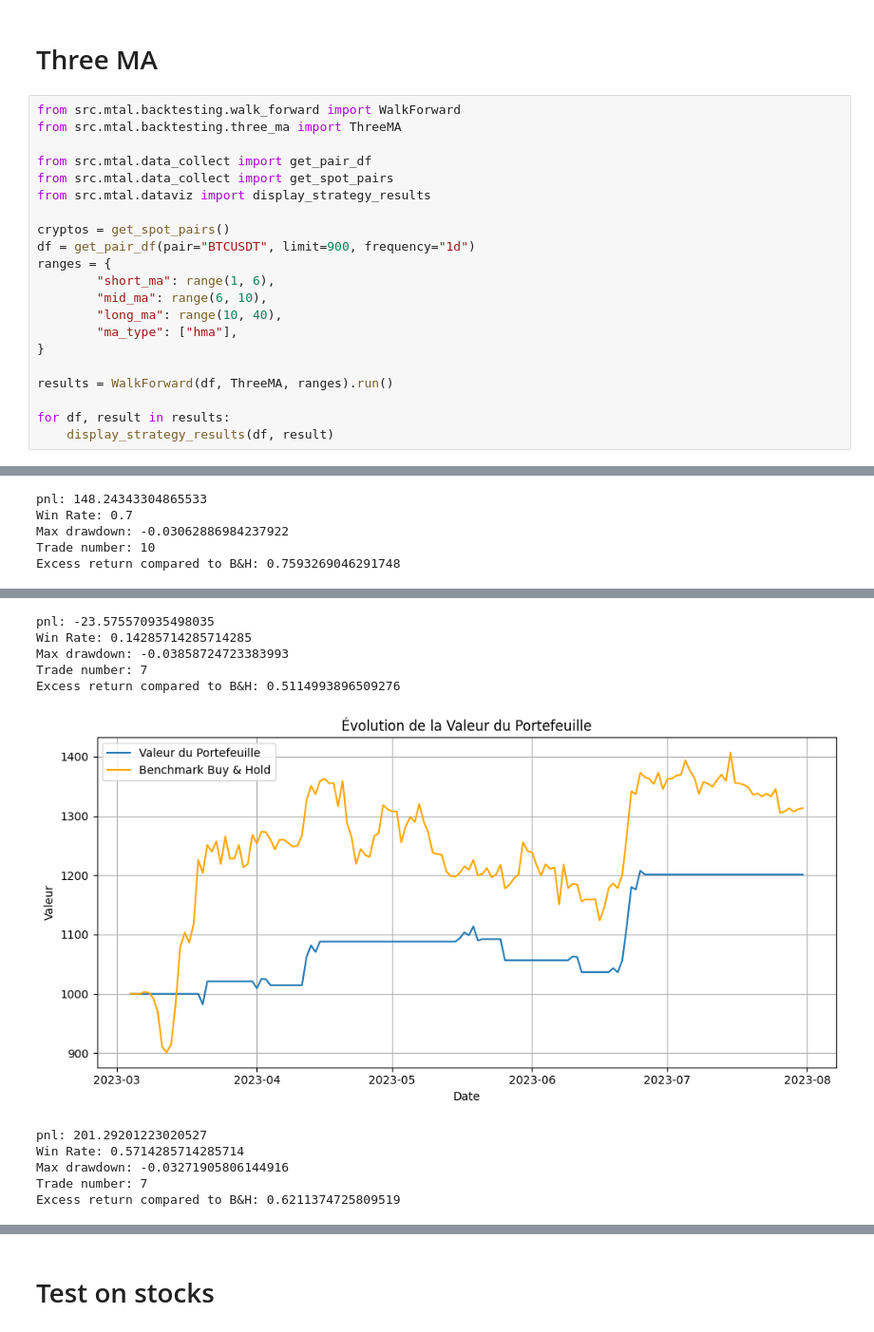
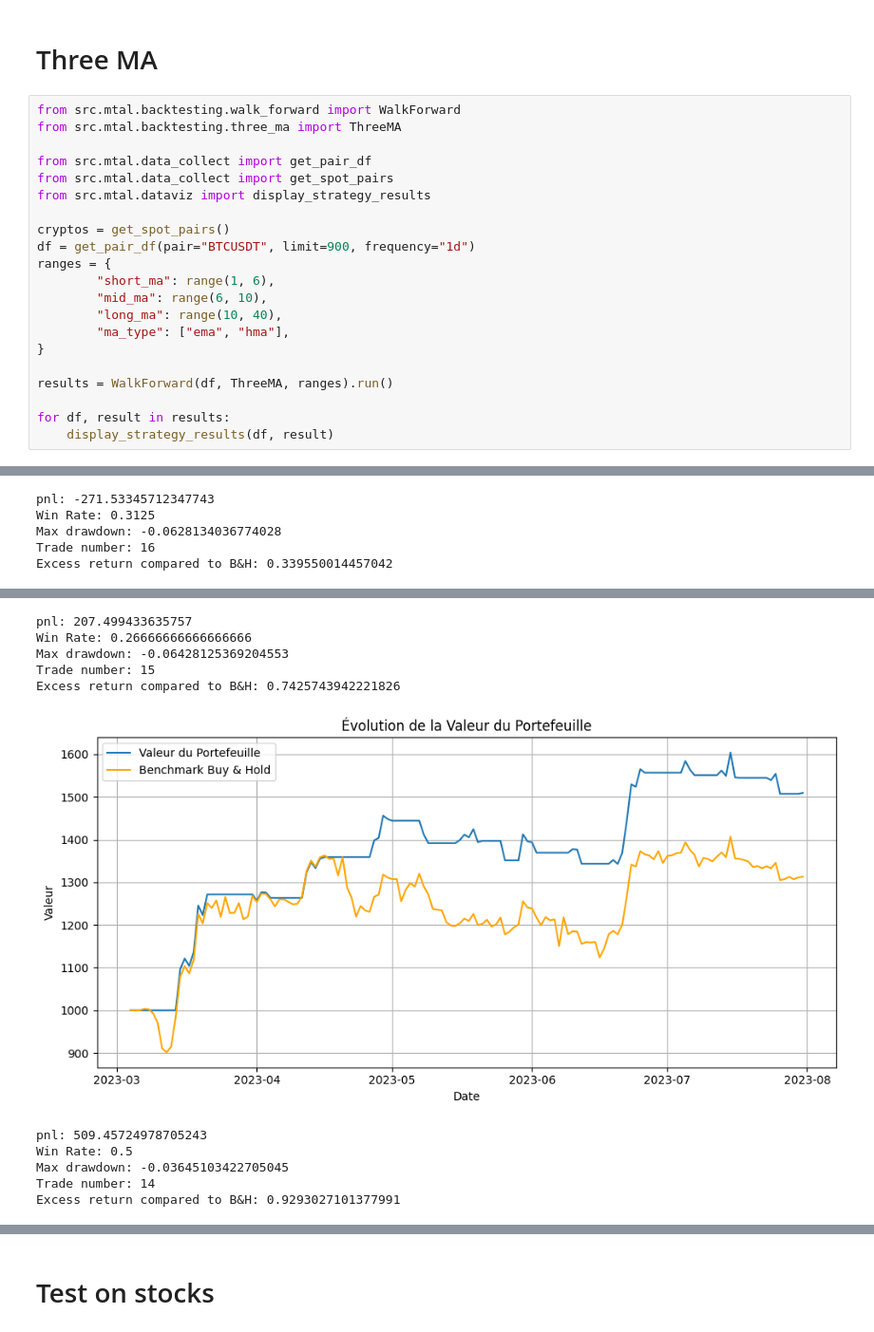
Before and after one commit to Romathonat/MTAL, a Jupyter notebook: notebooks/backtest.ipynb, the cells around one changed output, grey strips where cells are left out. Shown at 95% size. Saved outputs shown, nothing was run; the diff lists cells and outputs as text.

```diff
--- a/notebooks/backtest.ipynb
+++ b/notebooks/backtest.ipynb
@@ -329,7 +329,7 @@ ranges = {
         "short_ma": range(1, 6),
         "mid_ma": range(6, 10),
         "long_ma": range(10, 40),
-        "ma_type": ["hma"],
+        "ma_type": ["ema", "hma"],
 }
 
 results = WalkForward(df, ThreeMA, ranges).run()
@@ -346,5 +346,5 @@ for df, result in results:
-pnl: 148.24343304865533
-Win Rate: 0.7
-Max drawdown: -0.03062886984237922
-Trade number: 10
-Excess return compared to B&H: 0.7593269046291748
+pnl: -271.53345712347743
+Win Rate: 0.3125
+Max drawdown: -0.0628134036774028
+Trade number: 16
+Excess return compared to B&H: 0.339550014457042
@@ -352,11 +352,11 @@ Excess return compared to B&H: 0.7593269046291748
-pnl: -23.575570935498035
-Win Rate: 0.14285714285714285
-Max drawdown: -0.03858724723383993
-Trade number: 7
-Excess return compared to B&H: 0.5114993896509276
+pnl: 207.499433635757
+Win Rate: 0.26666666666666666
+Max drawdown: -0.06428125369204553
+Trade number: 15
+Excess return compared to B&H: 0.7425743942221826
-[figure, old version]
+[figure, new version]
-pnl: 201.29201223020527
-Win Rate: 0.5714285714285714
-Max drawdown: -0.03271905806144916
-Trade number: 7
-Excess return compared to B&H: 0.6211374725809519
+pnl: 509.45724978705243
+Win Rate: 0.5
+Max drawdown: -0.03645103422705045
+Trade number: 14
+Excess return compared to B&H: 0.9293027101377991
```
Also changed, not shown: parts of 3 cells of this notebook, 1 other file.
